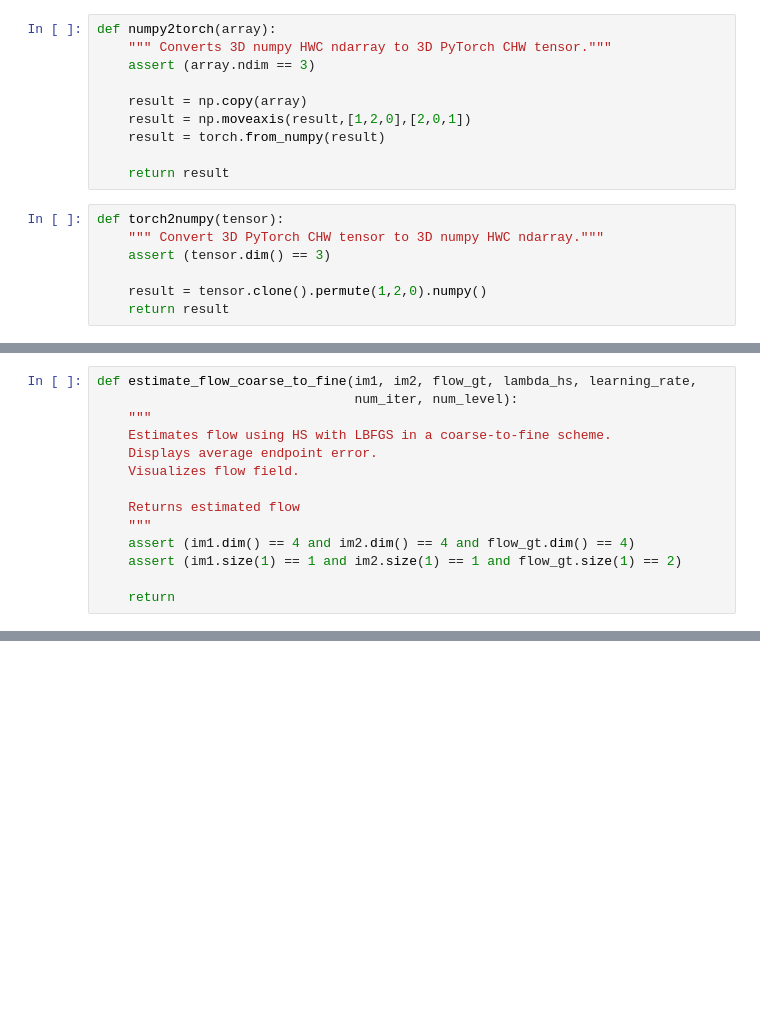
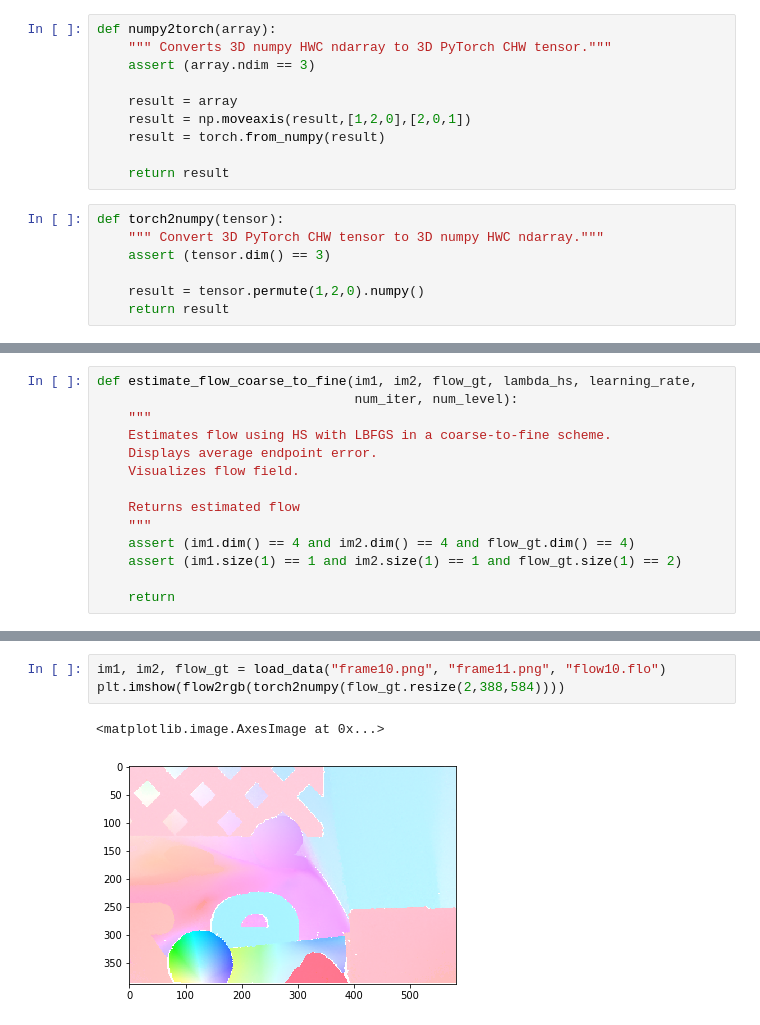
Before and after one commit to N1kYan/Computer-Vison-2, a Jupyter notebook: asgn3/A3_P2-Copy1.ipynb, the cells around one changed output, grey strips where cells are left out. Cells and saved outputs as stored; diff of their text form; blank space fills up the shorter version.

```diff
--- a/asgn3/A3_P2-Copy1.ipynb
+++ b/asgn3/A3_P2-Copy1.ipynb
@@ -20,7 +20,7 @@ def numpy2torch(array):
     """ Converts 3D numpy HWC ndarray to 3D PyTorch CHW tensor."""
     assert (array.ndim == 3)
 
-    result = np.copy(array)
+    result = array
     result = np.moveaxis(result,[1,2,0],[2,0,1])
     result = torch.from_numpy(result)
 
@@ -30,7 +30,7 @@ def torch2numpy(tensor):
     """ Convert 3D PyTorch CHW tensor to 3D numpy HWC ndarray."""
     assert (tensor.dim() == 3)
 
-    result = tensor.clone().permute(1,2,0).numpy()
+    result = tensor.permute(1,2,0).numpy()
     return result
 # %%
 def load_data(im1_filename, im2_filename, flo_filename):
@@ -291,6 +312,12 @@ def problem2():
     num_level = 4
     estimate_flow_coarse_to_fine(
         im1, im2, flow_gt, lambda_hs, learning_rate, num_iter, num_level)
+# %%
+im1, im2, flow_gt = load_data("frame10.png", "frame11.png", "flow10.flo")
+plt.imshow(flow2rgb(torch2numpy(flow_gt.resize(2,388,584))))
+# %% [output]
+<matplotlib.image.AxesImage at 0x...>
+[figure, added]
 # %%
 problem2()
 # %% [output]
```
Also changed, not shown: parts of 13 cells of this notebook, 1 other file.
